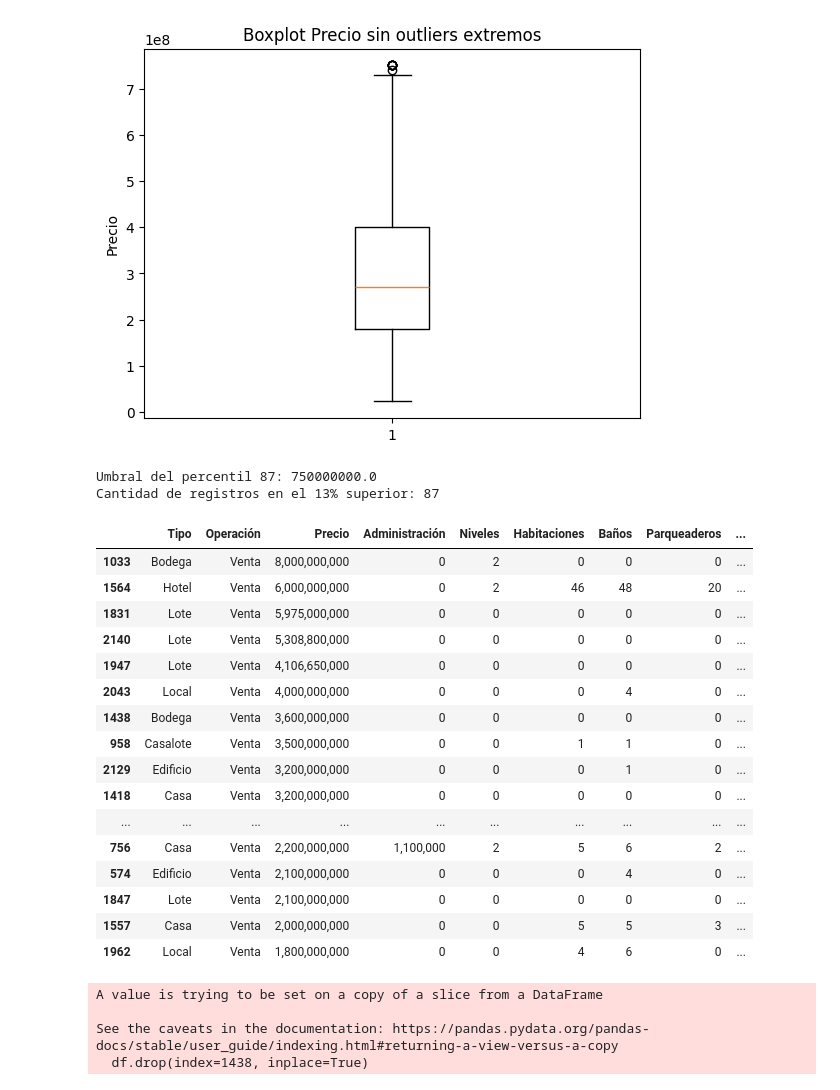
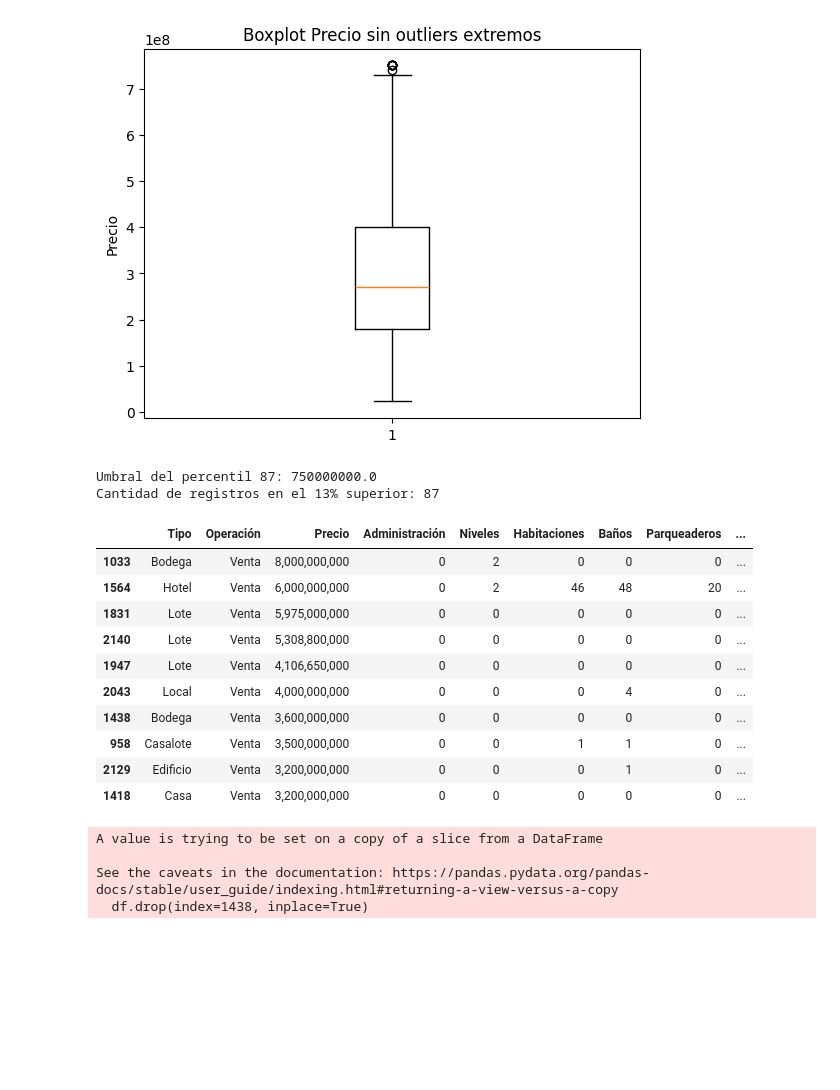
Before and after one commit to devjorgem/data-team, a Jupyter notebook: analisis de datos renta bien/rentabien_analisis.ipynb, the cells around one changed output. Saved outputs shown, nothing was run; the diff lists cells and outputs as text; code cells hidden in the pictures; blank space fills up the shorter version.

```diff
--- a/analisis de datos renta bien/rentabien_analisis.ipynb
+++ b/analisis de datos renta bien/rentabien_analisis.ipynb
@@ -161,39 +161,32 @@ pd.options.display.float_format = '{:,.0f}'.format
 # %%
 # Ver el 13% con precios más elevados
 
 import pandas as pd
 
 # Calcular el percentil 90
 limite_87 = df['Precio'].quantile(0.87)
 
 # Filtrar el 13% superior
 top_10 = df[df['Precio'] >= limite_87].sort_values(by='Precio', ascending=False)
 
 # Mostrar información básica
 print("Umbral del percentil 87:", limite_87)
 print("Cantidad de registros en el 13% superior:", len(top_10))
-
-top_10.head(20)
+top_10.head(10)
 # %% [output]
 Umbral del percentil 87: 750000000.0
 Cantidad de registros en el 13% superior: 87
 |  | Tipo | Operación | Precio | Administración | Niveles | Habitaciones | Baños | Parqueaderos | ... |
 | 1033 | Bodega | Venta | 8,000,000,000 | 0 | 2 | 0 | 0 | 0 | ... |
 | 1564 | Hotel | Venta | 6,000,000,000 | 0 | 2 | 46 | 48 | 20 | ... |
 | 1831 | Lote | Venta | 5,975,000,000 | 0 | 0 | 0 | 0 | 0 | ... |
 | 2140 | Lote | Venta | 5,308,800,000 | 0 | 0 | 0 | 0 | 0 | ... |
 | 1947 | Lote | Venta | 4,106,650,000 | 0 | 0 | 0 | 0 | 0 | ... |
 | 2043 | Local | Venta | 4,000,000,000 | 0 | 0 | 0 | 4 | 0 | ... |
 | 1438 | Bodega | Venta | 3,600,000,000 | 0 | 0 | 0 | 0 | 0 | ... |
 | 958 | Casalote | Venta | 3,500,000,000 | 0 | 0 | 1 | 1 | 0 | ... |
 | 2129 | Edificio | Venta | 3,200,000,000 | 0 | 0 | 0 | 1 | 0 | ... |
 | 1418 | Casa | Venta | 3,200,000,000 | 0 | 0 | 0 | 0 | 0 | ... |
-| ... | ... | ... | ... | ... | ... | ... | ... | ... | ... |
-| 756 | Casa | Venta | 2,200,000,000 | 1,100,000 | 2 | 5 | 6 | 2 | ... |
-| 574 | Edificio | Venta | 2,100,000,000 | 0 | 0 | 0 | 4 | 0 | ... |
-| 1847 | Lote | Venta | 2,100,000,000 | 0 | 0 | 0 | 0 | 0 | ... |
-| 1557 | Casa | Venta | 2,000,000,000 | 0 | 0 | 5 | 5 | 3 | ... |
-| 1962 | Local | Venta | 1,800,000,000 | 0 | 0 | 4 | 6 | 0 | ... |
 # %%
 df.drop(index=1438, inplace=True)
 # %% [output]
```
Also changed, not shown: parts of 21 cells of this notebook.
